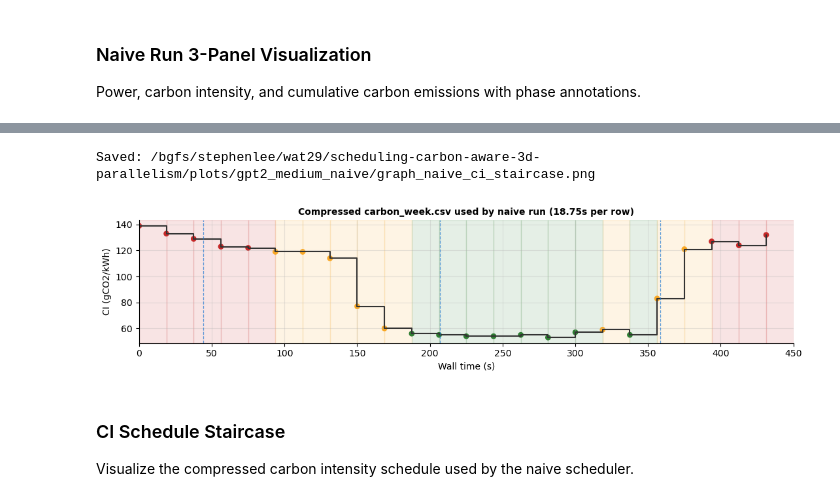
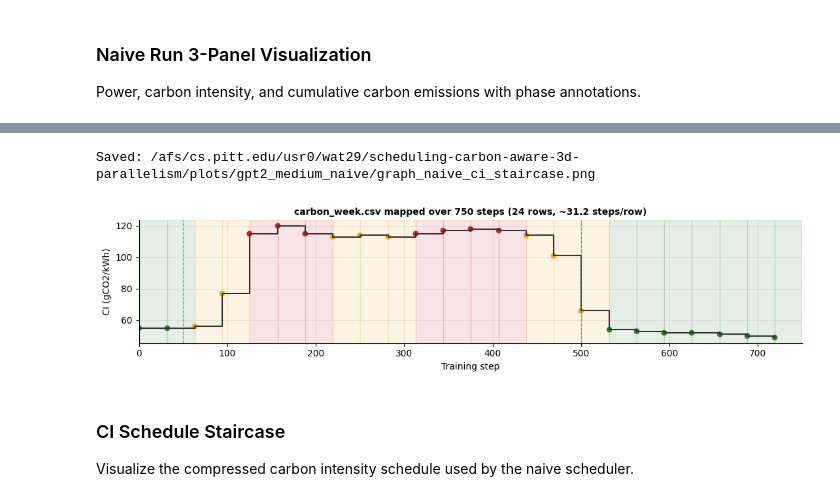
Before and after one commit to Wafik20/scheduling-carbon-aware-3d-parallelism, a Jupyter notebook: visualize_training.ipynb, the cells around one changed output, grey strips where cells are left out. Cells and saved outputs as stored; diff of their text form; code cells hidden in the pictures.

```diff
--- a/visualize_training.ipynb
+++ b/visualize_training.ipynb
@@ -908,7 +931,7 @@ Load power traces, carbon forecasts, and phase information from naive online run
 # %%
 # naive run 3-panel plot using actual PowerMonitor CSV
 fig, (ax1, ax2, ax3) = plt.subplots(
-    3, 1, figsize=(11, 9), sharex=True,
+    3, 1, figsize=(15, 9), sharex=True,
     gridspec_kw={"height_ratios": [3, 1.2, 2]},
 )
 
@@ -917,7 +940,7 @@ ax1.fill_between(wall_time, 0, power, alpha=0.12, color=COLORS["schedule"])
 ax1.set_ylabel("Cluster Power (W)", fontsize=9)
 ax1.set_title(
     f"Naive Carbon-Bucket Run — {results['total_steps']} steps, {len(phases)} phases "
-    f"(decide_every={results['decide_every']}, bucket={BUCKET_SECONDS:.2f}s)",
+    f"(decide_every={results['decide_every']}, min_dwell={MIN_DWELL_STEPS} steps)",
     fontsize=11, fontweight="bold",
 )
 
@@ -995,7 +1018,8 @@ print(f"  Carbon phase win:   {total_g_run_window:.2f} gCO2 "
 print(f"  Carbon full log:    {total_g_powerlog:.2f} gCO2 "
       f"(includes launcher/shutdown tail)")
 print(f"  Decision cadence:   every {results['decide_every']} steps")
-print(f"  CI compression:     {len(ci_values)} rows × {BUCKET_SECONDS:.2f}s = {CI_HORIZON_S:.1f}s")
+print(f"  CI mapping:         {len(ci_values)} rows over {TOTAL_STEPS} steps "
+      f"(progress-based, min_dwell={MIN_DWELL_STEPS} steps)")
 print(f"  Phases scheduled:   {len(phases)}")
 
 print(f"\n  {'Phase':<6} {'Bucket@start':<12} {'Config':<22} {'Steps':>8} "
@@ -1005,7 +1029,9 @@ for i, p in enumerate(phases):
     cfg_str = f"dp{p['dp']}_tp{p['tp']}_pp{p['pp']}"
     loss_s = f"{p['final_loss']:.4f}" if p.get("final_loss") else "N/A"
     pow_s = f"{p['observed_power_w']:.0f}" if p.get("observed_power_w") else "-"
-    b0 = carbon_bucket(ci_at_scheduler_time(max(0.0, phase_walls[i] - training_start_t)))
+    # Bucket the scheduler classified at the start of this phase, using
+    # smoothed CI so the label matches what decide() returned.
+    b0 = carbon_bucket(smoothed_ci_at_step(p["start_step"]))
     print(f"  {p['phase']:<6} {b0:<12} {cfg_str:<22} {p['num_steps']:>8} "
           f"{p['train_s']:>8.1f}s {p['avg_iter_ms']:>9.0f}ms/it "
           f"{pow_s:>8} {loss_s:>10}")
@@ -1030,9 +1057,11 @@ NAIVE CARBON-BUCKET ELASTIC RUN
 # %%
 # ci bucket table for carbon_week.csv
+n_rows = len(ci_values)
+boundaries = np.ceil(np.arange(n_rows + 1) * TOTAL_STEPS / n_rows).astype(int)
 ci_table = pd.DataFrame({
-    "bucket_idx": np.arange(len(ci_values)),
-    "start_s": np.arange(len(ci_values)) * BUCKET_SECONDS,
-    "end_s": (np.arange(len(ci_values)) + 1) * BUCKET_SECONDS,
+    "bucket_idx": np.arange(n_rows),
+    "start_step": boundaries[:-1],
+    "end_step": boundaries[1:] - 1,
     "carbon_g_per_kwh": ci_values,
 })
 ci_table["bucket"] = [carbon_bucket(c) for c in ci_table["carbon_g_per_kwh"]]
@@ -1058,28 +1087,35 @@ print(ci_table.to_string(index=False))
 # %%
-# staircase sanity check: compressed week trace used by the naive run
+# staircase sanity check: progress-mapped carbon trace used by the naive run
 fig, ax = plt.subplots(figsize=(11, 2.8))
 for _, row in ci_table.iterrows():
-    ax.axvspan(row["start_s"], row["end_s"],
+    ax.axvspan(row["start_step"], row["end_step"] + 1,
                color=bucket_colors[row["bucket"]], alpha=0.12)
-ax.step(ci_table["start_s"], ci_table["carbon_g_per_kwh"], where="post",
+ax.step(ci_table["start_step"], ci_table["carbon_g_per_kwh"], where="post",
         color="#333333", linewidth=1.5)
-ax.scatter(ci_table["start_s"], ci_table["carbon_g_per_kwh"],
+ax.scatter(ci_table["start_step"], ci_table["carbon_g_per_kwh"],
            c=[bucket_colors[b] for b in ci_table["bucket"]], s=28)
-for x in phase_walls:
-    ax.axvline(x, color="#1976D2", linestyle="--", linewidth=0.9, alpha=0.7)
-ax.set_title(f"Compressed carbon_week.csv used by naive run ({BUCKET_SECONDS:.2f}s per row)",
-             fontsize=10, fontweight="bold")
-ax.set_xlabel("Wall time (s)")
+# Phase boundaries in step space (where decide() actually switched configs).
+for p in phases:
+    ax.axvline(p["start_step"], color="#1976D2", linestyle="--",
+               linewidth=0.9, alpha=0.7)
+ax.axvline(phases[-1]["end_step"], color="#1976D2", linestyle="--",
+           linewidth=0.9, alpha=0.7)
+ax.set_title(
+    f"carbon_week.csv mapped over {TOTAL_STEPS} steps "
+    f"({len(ci_values)} rows, ~{TOTAL_STEPS / len(ci_values):.1f} steps/row)",
+    fontsize=10, fontweight="bold",
+)
+ax.set_xlabel("Training step")
 ax.set_ylabel("CI (gCO2/kWh)")
-ax.set_xlim(0, max(CI_HORIZON_S, wall_time[-1]))
+ax.set_xlim(0, TOTAL_STEPS)
 plt.tight_layout()
 out = os.path.join(PLOTS_DIR, "graph_naive_ci_staircase.png")
 plt.savefig(out, dpi=150, bbox_inches="tight")
 print(f"Saved: {out}")
 plt.show()
 # %% [output]
-Saved: /bgfs/stephenlee/wat29/scheduling-carbon-aware-3d-parallelism/plots/gpt2_medium_naive/graph_naive_ci_staircase.png
+Saved: /afs/cs.pitt.edu/usr0/wat29/scheduling-carbon-aware-3d-parallelism/plots/gpt2_medium_naive/graph_naive_ci_staircase.png
-[figure, old version]
+[figure, new version]
 # %% [markdown]
 ### CI Schedule Staircase
 
```
Also changed, not shown: parts of 25 cells of this notebook, 32 other files.
